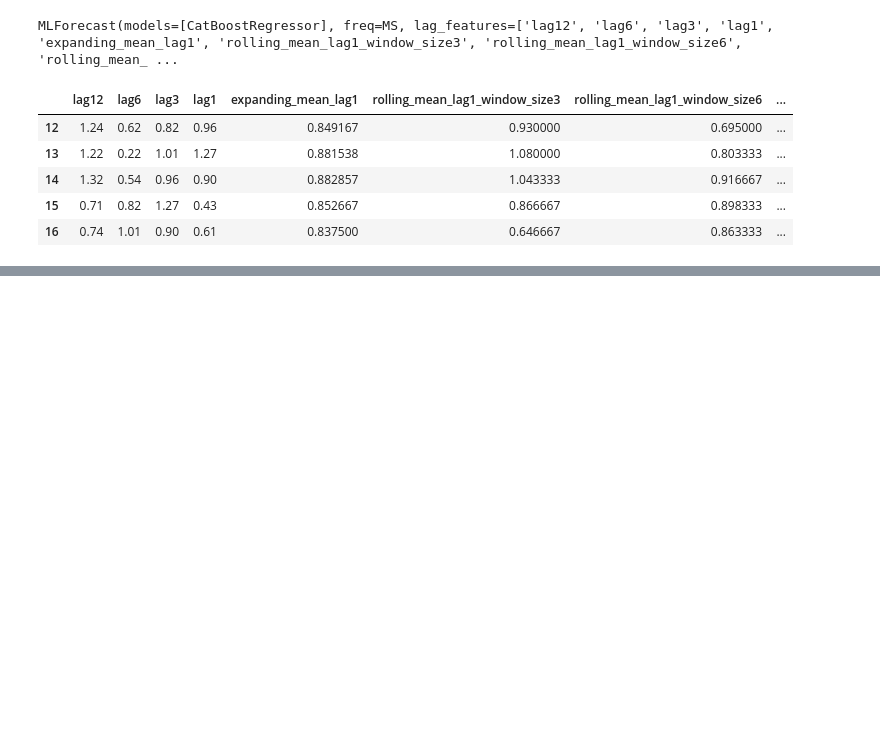
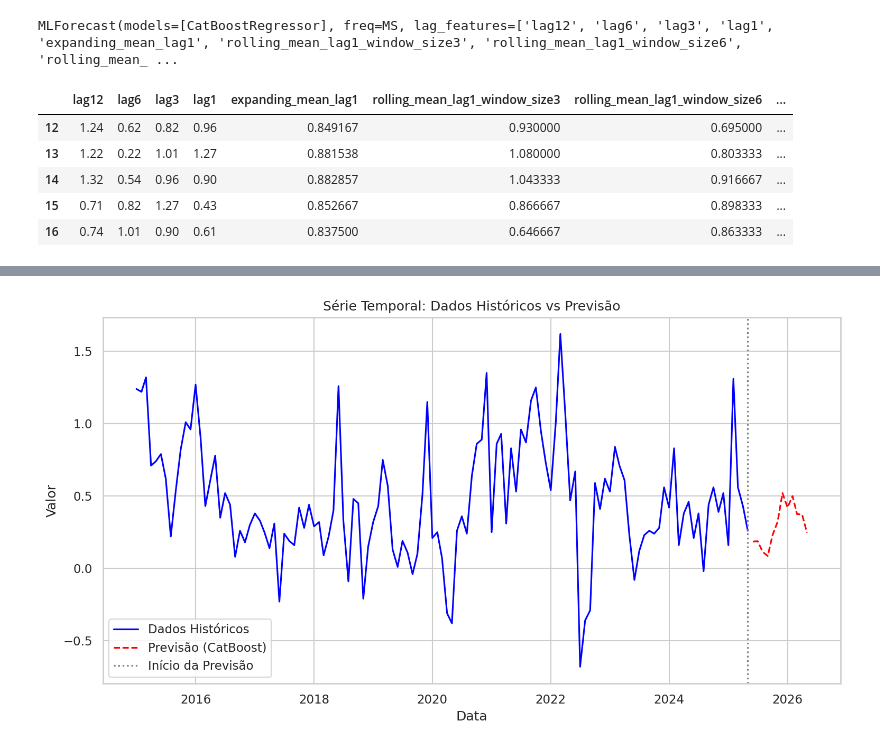
Before and after one commit to jeanlr/Ipca-Time-Series, a Jupyter notebook: notebooks/modelling.ipynb, the cells around one changed output, grey strips where cells are left out. Cells and saved outputs as stored; diff of their text form; code cells hidden in the pictures; blank space fills up the shorter version.

Commit message:
feat: add future datas

```diff
--- a/notebooks/modelling.ipynb
+++ b/notebooks/modelling.ipynb
@@ -255,0 +272,2 @@ results
+# %%
+future_predictions = fcst.predict(h=24)  # Prever os próximos 12 passos
@@ -255,0 +294,9 @@ results
+# %%
+# 1. Obter a última data do conjunto de teste (como você já fez)
+last_date = df_test['ds'].max()
+
+# 2. Filtrar as previsões para mostrar apenas datas > last_date
+future_only_predictions = future_predictions[future_predictions['ds'] > last_date]
+
+# 3. Mostrar o resultado
+future_only_predictions
@@ -255,0 +317,27 @@ results
+# %%
+import matplotlib.pyplot as plt
+
+# Filtrar a série original (df) e as previsões
+df_original = df[['ds', 'y']]  # Assumindo que 'y' é a coluna alvo
+df_predictions = future_only_predictions[['ds', 'CatBoostRegressor']].rename(columns={'CatBoostRegressor': 'y_pred'})
+
+# Plotar a série original
+plt.figure(figsize=(12, 6))
+plt.plot(df_original['ds'], df_original['y'], label='Dados Históricos', color='blue')
+
+# Plotar as previsões futuras
+plt.plot(df_predictions['ds'], df_predictions['y_pred'], label='Previsão (CatBoost)', color='red', linestyle='--')
+
+# Adicionar linha vertical para marcar o início das previsões
+last_historical_date = df['ds'].max()
+plt.axvline(x=last_historical_date, color='gray', linestyle=':', label='Início da Previsão')
+
+# Configurações do gráfico
+plt.title('Série Temporal: Dados Históricos vs Previsão')
+plt.xlabel('Data')
+plt.ylabel('Valor')
+plt.legend()
+plt.grid(True)
+plt.show()
+# %% [output]
+[figure, added]
```
Also changed, not shown: parts of 13 cells of this notebook.
